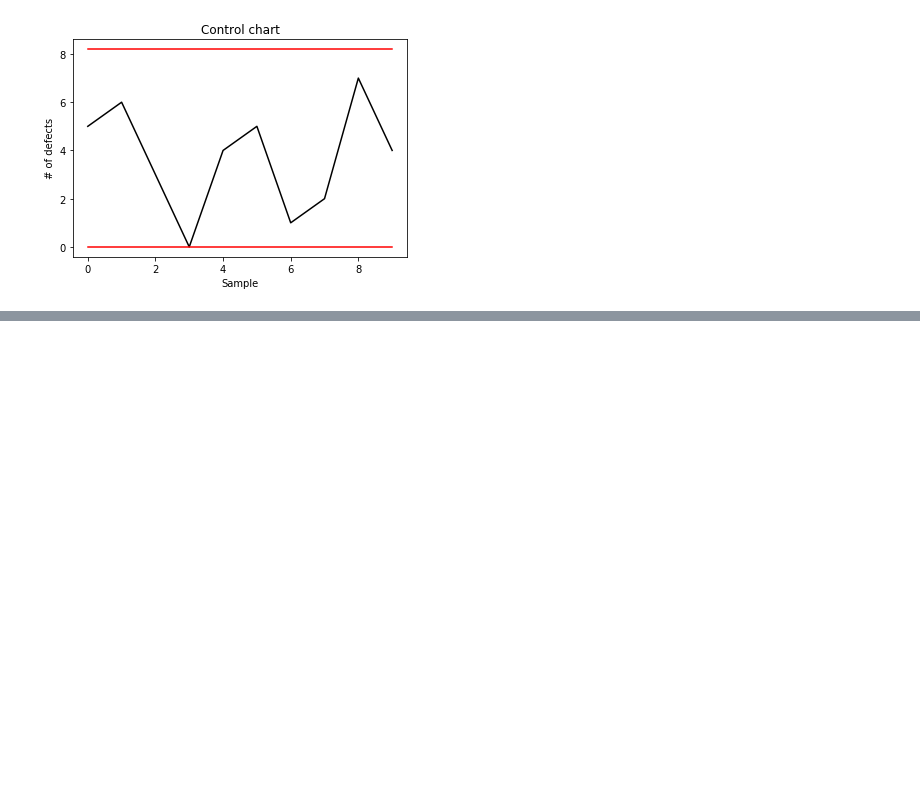
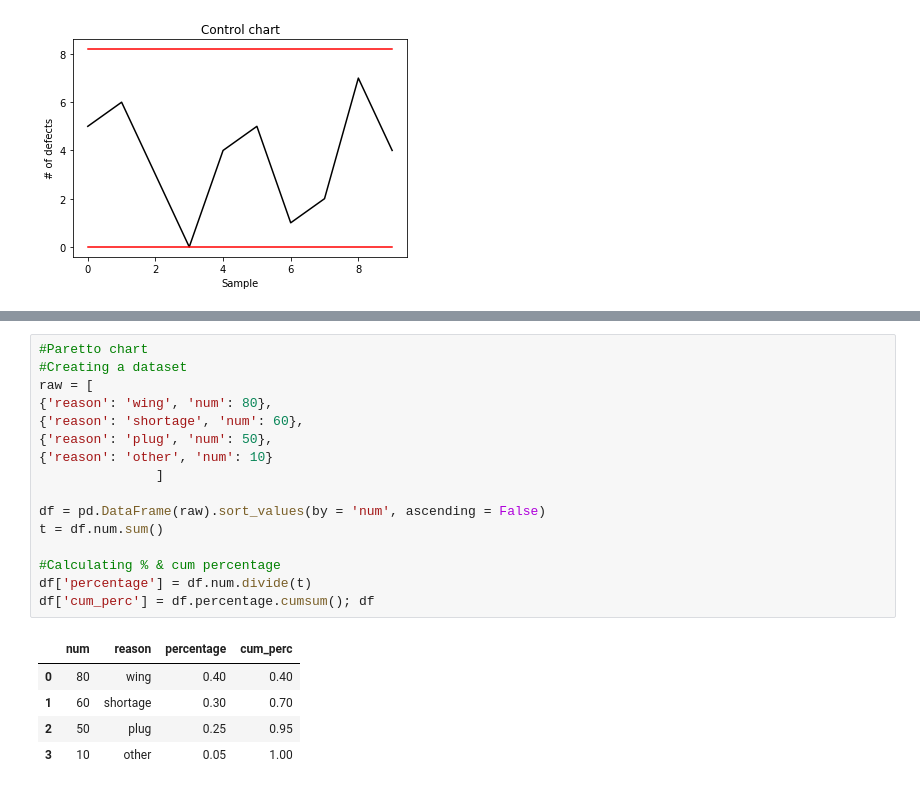
Before and after one commit to eponkratova/statistics, a Jupyter notebook: code.ipynb, the cells around one changed output, grey strips where cells are left out. Saved outputs shown, nothing was run; the diff lists cells and outputs as text; blank space fills up the shorter version.

```diff
--- a/code.ipynb
+++ b/code.ipynb
@@ -2312,0 +2368,22 @@ plt.show()
+# %%
+#Paretto chart
+#Creating a dataset
+raw = [
+{'reason': 'wing', 'num': 80},
+{'reason': 'shortage', 'num': 60},
+{'reason': 'plug', 'num': 50},
+{'reason': 'other', 'num': 10}
+               ]
+
+df = pd.DataFrame(raw).sort_values(by = 'num', ascending = False)
+t = df.num.sum()
+
+#Calculating % & cum percentage
+df['percentage'] = df.num.divide(t)
+df['cum_perc'] = df.percentage.cumsum(); df
+# %% [output]
+|  | num | reason | percentage | cum_perc |
+| 0 | 80 | wing | 0.40 | 0.40 |
+| 1 | 60 | shortage | 0.30 | 0.70 |
+| 2 | 50 | plug | 0.25 | 0.95 |
+| 3 | 10 | other | 0.05 | 1.00 |
```
Also changed, not shown: parts of 5 cells of this notebook.
